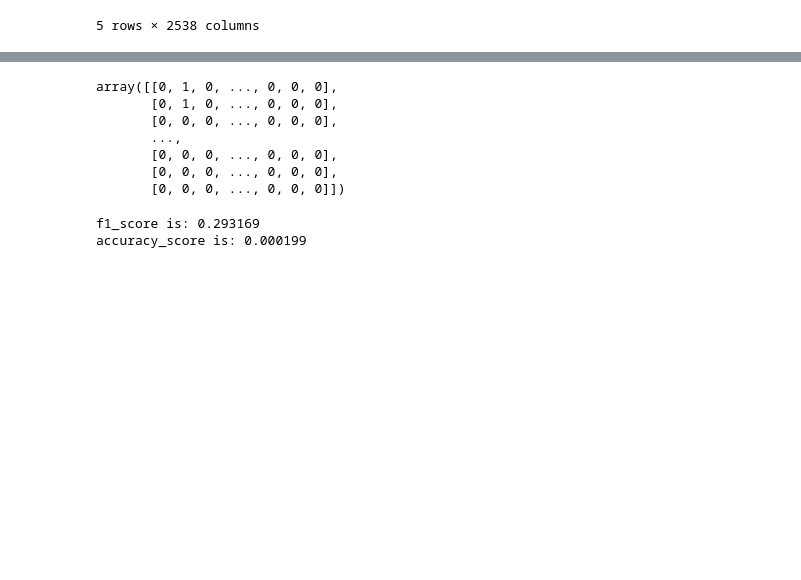
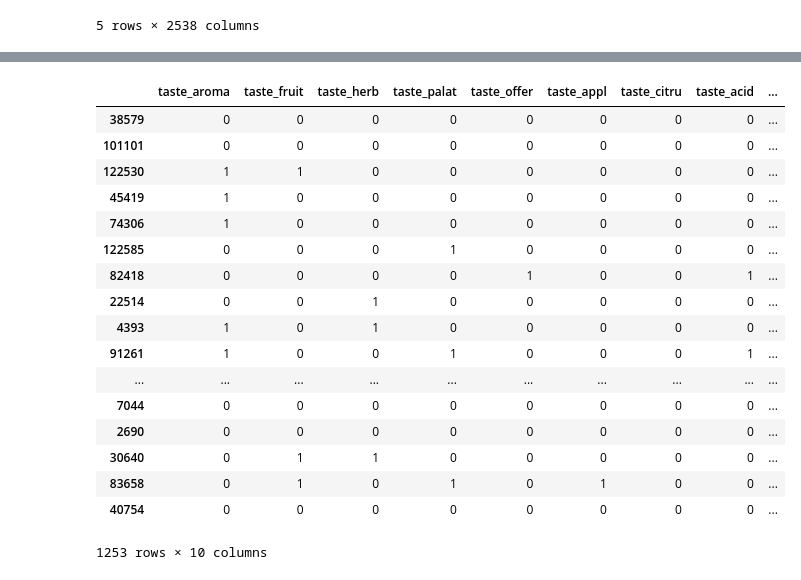
Before and after one commit to thanakijwanavit/wine_review_capstone, a Jupyter notebook: wine_review_ai/classification_models.ipynb, the cells around one changed output, grey strips where cells are left out. Saved outputs shown, nothing was run; the diff lists cells and outputs as text; code cells hidden in the pictures; blank space fills up the shorter version.

```diff
--- a/wine_review_ai/classification_models.ipynb
+++ b/wine_review_ai/classification_models.ipynb
@@ -132,0 +226,8 @@ Y_train.to_numpy().shape
+# %%
+from sklearn.svm import SVC
+from sklearn.multioutput import MultiOutputClassifier
+logreg = SVC()           # create
+regr= MultiOutputClassifier(logreg)
+regr.fit(X_train, Y_train.astype('int'))            # train
+y_pred=regr.predict(X_val)
+evaluate(y_pred,Y_val.astype('int'))
@@ -132,0 +237,8 @@ Y_train.to_numpy().shape
+# %%
+import xgboost as xgb
+from sklearn.multioutput import MultiOutputClassifier
+gbm = xgb.XGBClassifier(max_depth=3, n_estimators=300, learning_rate=0.05)
+regr= MultiOutputClassifier(gbm)
+regr.fit(X_train, Y_train.astype('int'))
+y_pred=regr.predict(X_val)
+evaluate(y_pred,Y_val.astype('int'))
@@ -132,0 +248,8 @@ Y_train.to_numpy().shape
+# %%
+from sklearn.svm import LinearSVC
+from sklearn.multioutput import MultiOutputClassifier
+logreg = LinearSVC()           # create
+regr= MultiOutputClassifier(logreg)
+regr.fit(X_train, Y_train.astype('int'))            # train
+y_pred=regr.predict(X_val)
+evaluate(y_pred,Y_val.astype('int'))
@@ -132,0 +259,15 @@ Y_train.to_numpy().shape
+# %%
+## neural network
+from keras.models import Sequential
+from keras.layers import Dense
+model = Sequential()
+model.add(Dense(1000,input_shape=[34,],activation='relu'))
+model.add(Dense(500,activation='relu'))
+model.add(Dense(98,activation='softmax'))
+model.compile(optimizer='adam',loss='categorical_crossentropy',metrics=['accuracy'])
+model.fit(X_train,Y_train,batch_size=100,epochs=10,verbose=1)
+
+_,acc = model.evaluate(X_val,Y_val,verbose=0)
+print('Accuracy',np.round(acc*100),'%')
+y_pred=model.predict(X_val)
+evaluate(y_pred.round(),Y_val.astype('int'))
@@ -138,15 +299,21 @@ ValueError: Target is multilabel-indicator but average='binary'. Please choose a
-# %%
-y_pred
-# %% [output]
-array([[0, 1, 0, ..., 0, 0, 0],
-       [0, 1, 0, ..., 0, 0, 0],
-       [0, 0, 0, ..., 0, 0, 0],
-       ...,
-       [0, 0, 0, ..., 0, 0, 0],
-       [0, 0, 0, ..., 0, 0, 0],
-       [0, 0, 0, ..., 0, 0, 0]])
-# %%
-evaluate(y_pred,Y_val.astype('int'))
-# %% [output]
-f1_score is: 0.293169
-accuracy_score is: 0.000199
+# %%
+Y_train.iloc[:,0:10]
+# %% [output]
+|  | taste_aroma | taste_fruit | taste_herb | taste_palat | taste_offer | taste_appl | taste_citru | taste_acid | ... |
+| 38579 | 0 | 0 | 0 | 0 | 0 | 0 | 0 | 0 | ... |
+| 101101 | 0 | 0 | 0 | 0 | 0 | 0 | 0 | 0 | ... |
+| 122530 | 1 | 1 | 0 | 0 | 0 | 0 | 0 | 0 | ... |
+| 45419 | 1 | 0 | 0 | 0 | 0 | 0 | 0 | 0 | ... |
+| 74306 | 1 | 0 | 0 | 0 | 0 | 0 | 0 | 0 | ... |
+| 122585 | 0 | 0 | 0 | 1 | 0 | 0 | 0 | 0 | ... |
+| 82418 | 0 | 0 | 0 | 0 | 1 | 0 | 0 | 1 | ... |
+| 22514 | 0 | 0 | 1 | 0 | 0 | 0 | 0 | 0 | ... |
+| 4393 | 1 | 0 | 1 | 0 | 0 | 0 | 0 | 0 | ... |
+| 91261 | 1 | 0 | 0 | 1 | 0 | 0 | 0 | 1 | ... |
+| ... | ... | ... | ... | ... | ... | ... | ... | ... | ... |
+| 7044 | 0 | 0 | 0 | 0 | 0 | 0 | 0 | 0 | ... |
+| 2690 | 0 | 0 | 0 | 0 | 0 | 0 | 0 | 0 | ... |
+| 30640 | 0 | 1 | 1 | 0 | 0 | 0 | 0 | 0 | ... |
+| 83658 | 0 | 1 | 0 | 1 | 0 | 1 | 0 | 0 | ... |
+| 40754 | 0 | 0 | 0 | 0 | 0 | 0 | 0 | 0 | ... |
+1253 rows × 10 columns
```
Also changed, not shown: parts of 21 cells of this notebook, 3 other files.
